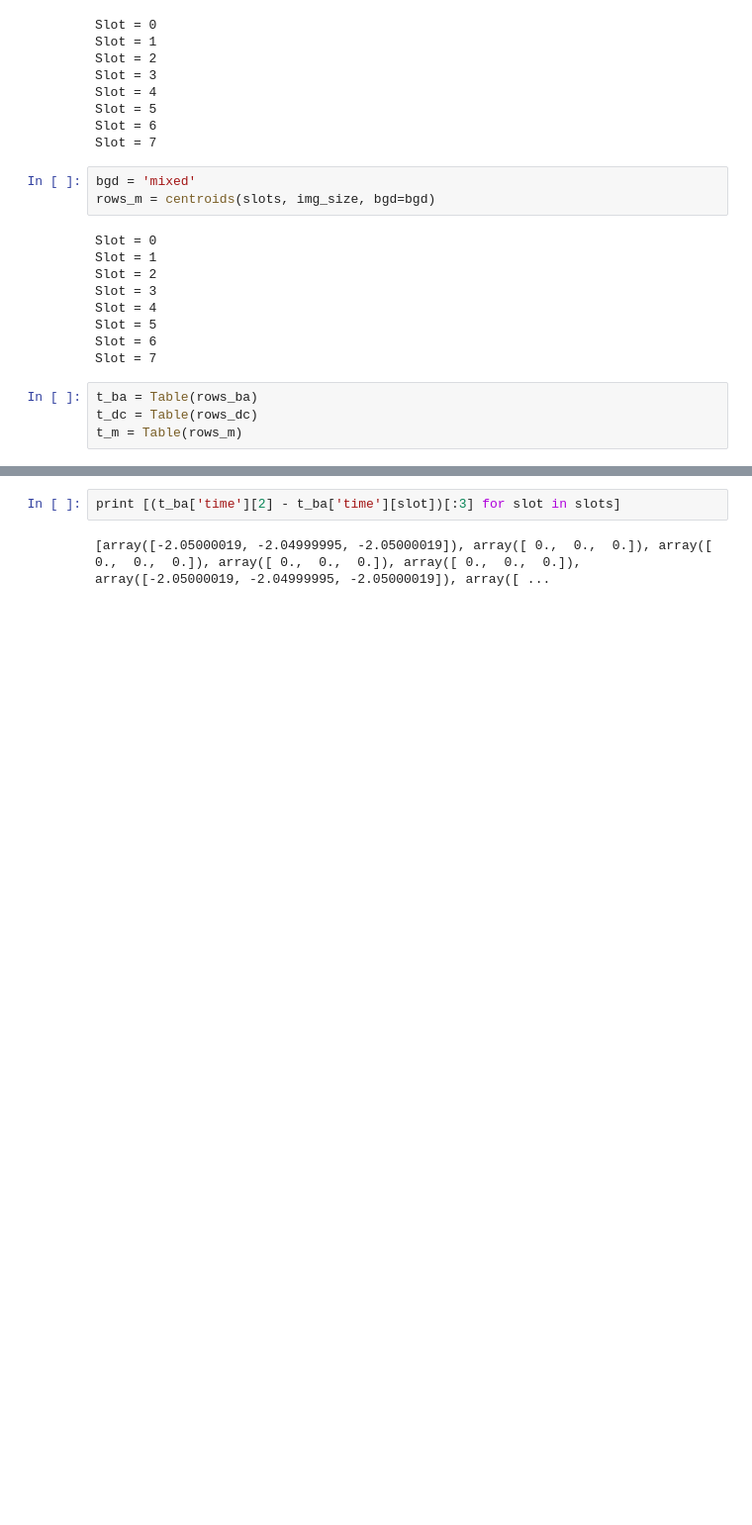
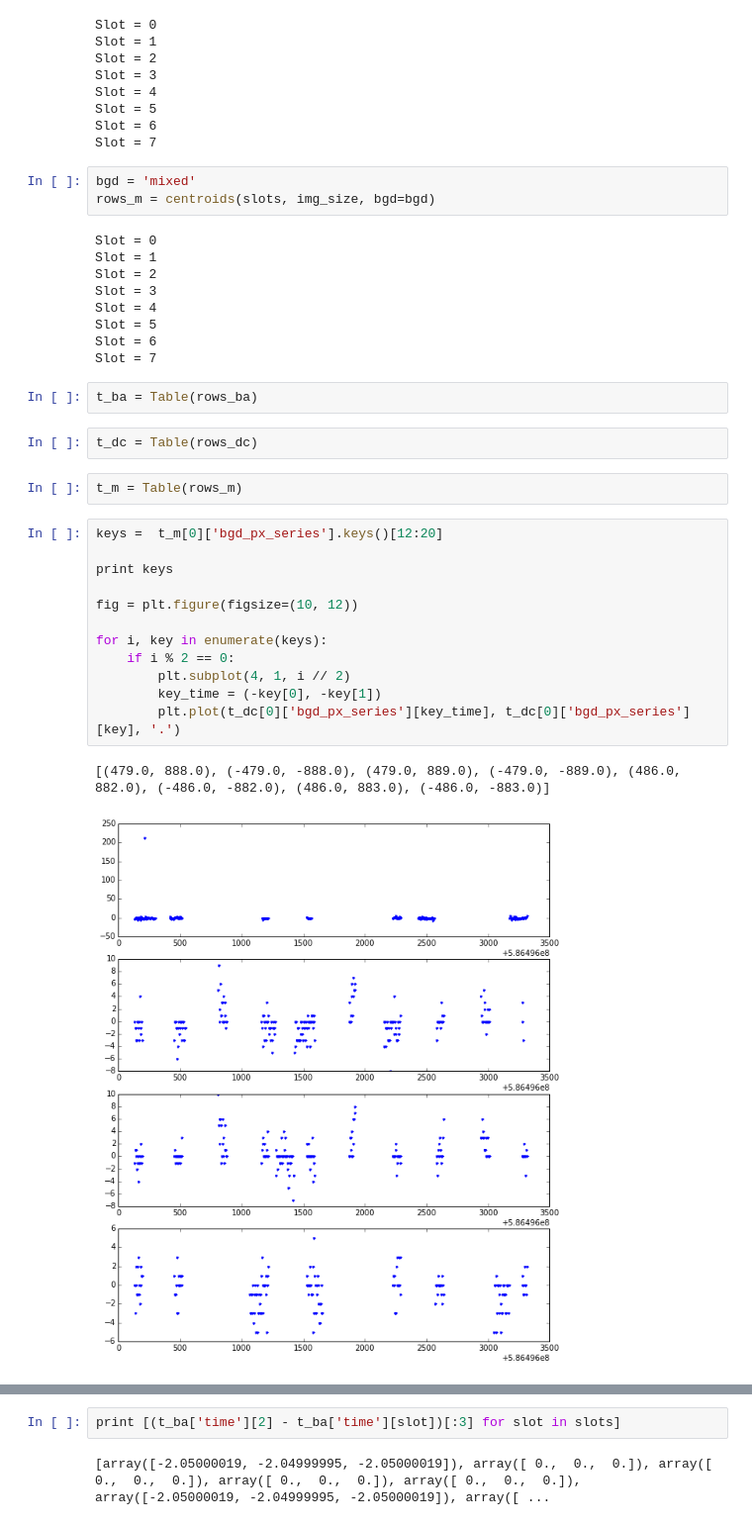
Before and after one commit to malgosias/aca_dark_current, a Jupyter notebook: aca_dark_current.ipynb, the cells around one changed output, grey strips where cells are left out. Shown at 99% size. Cells and saved outputs as stored; diff of their text form; blank space fills up the shorter version.

```diff
--- a/aca_dark_current.ipynb
+++ b/aca_dark_current.ipynb
@@ -471,8 +384,25 @@ Slot = 6
 Slot = 7
 # %%
 t_ba = Table(rows_ba)
-t_dc = Table(rows_dc)
-t_m = Table(rows_m)
+# %%
+t_dc = Table(rows_dc)
+# %%
+t_m = Table(rows_m)
+# %%
+keys =  t_m[0]['bgd_px_series'].keys()[12:20]
+
+print keys
+
+fig = plt.figure(figsize=(10, 12))
+
+for i, key in enumerate(keys):
+    if i % 2 == 0:
+        plt.subplot(4, 1, i // 2)
+        key_time = (-key[0], -key[1])
+        plt.plot(t_dc[0]['bgd_px_series'][key_time], t_dc[0]['bgd_px_series'][key], '.')
+# %% [output]
+[(479.0, 888.0), (-479.0, -888.0), (479.0, 889.0), (-479.0, -889.0), (486.0, 882.0), (-486.0, -882.0), (486.0, 883.0), (-486.0, -883.0)]
+[figure, added]
 # %%
 print t_ba.colnames
 # %% [output]
```
Also changed, not shown: parts of 16 cells of this notebook.
